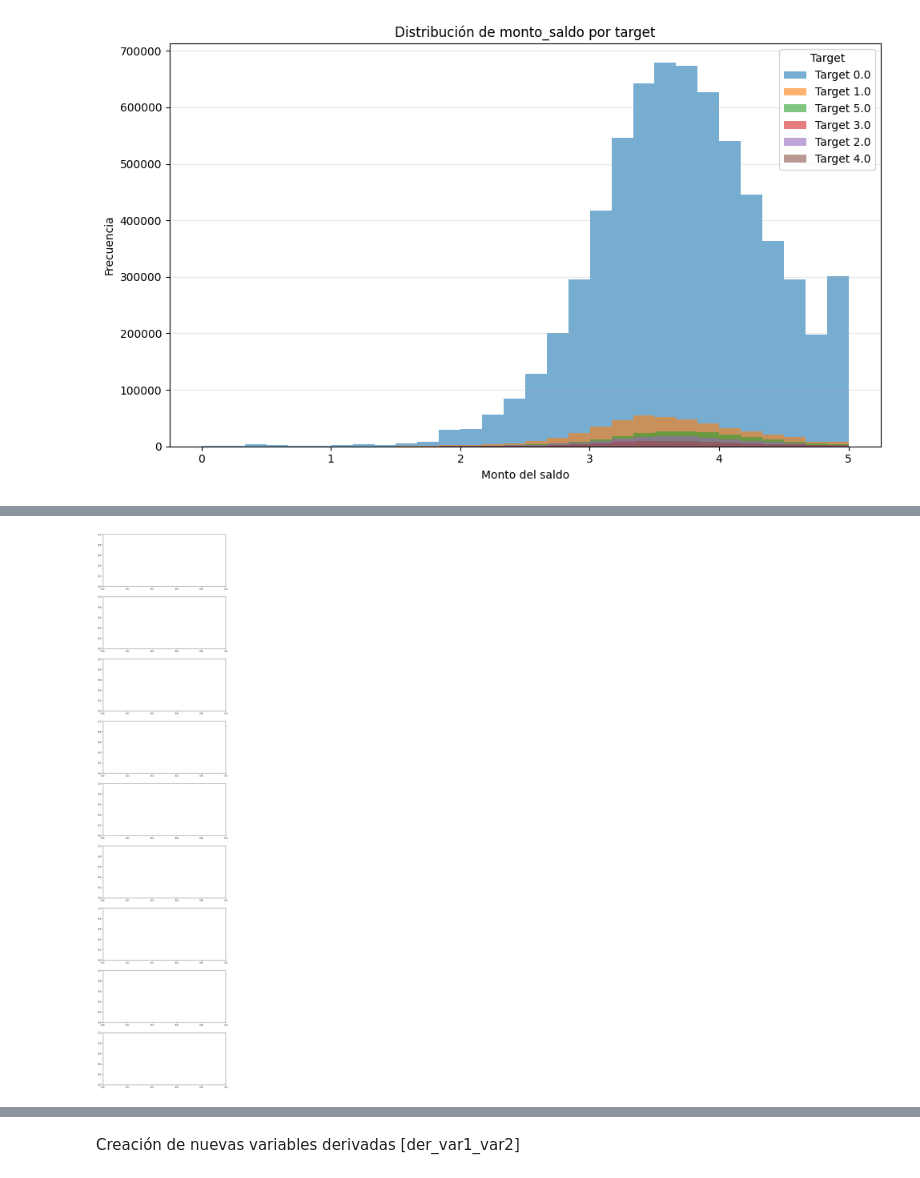
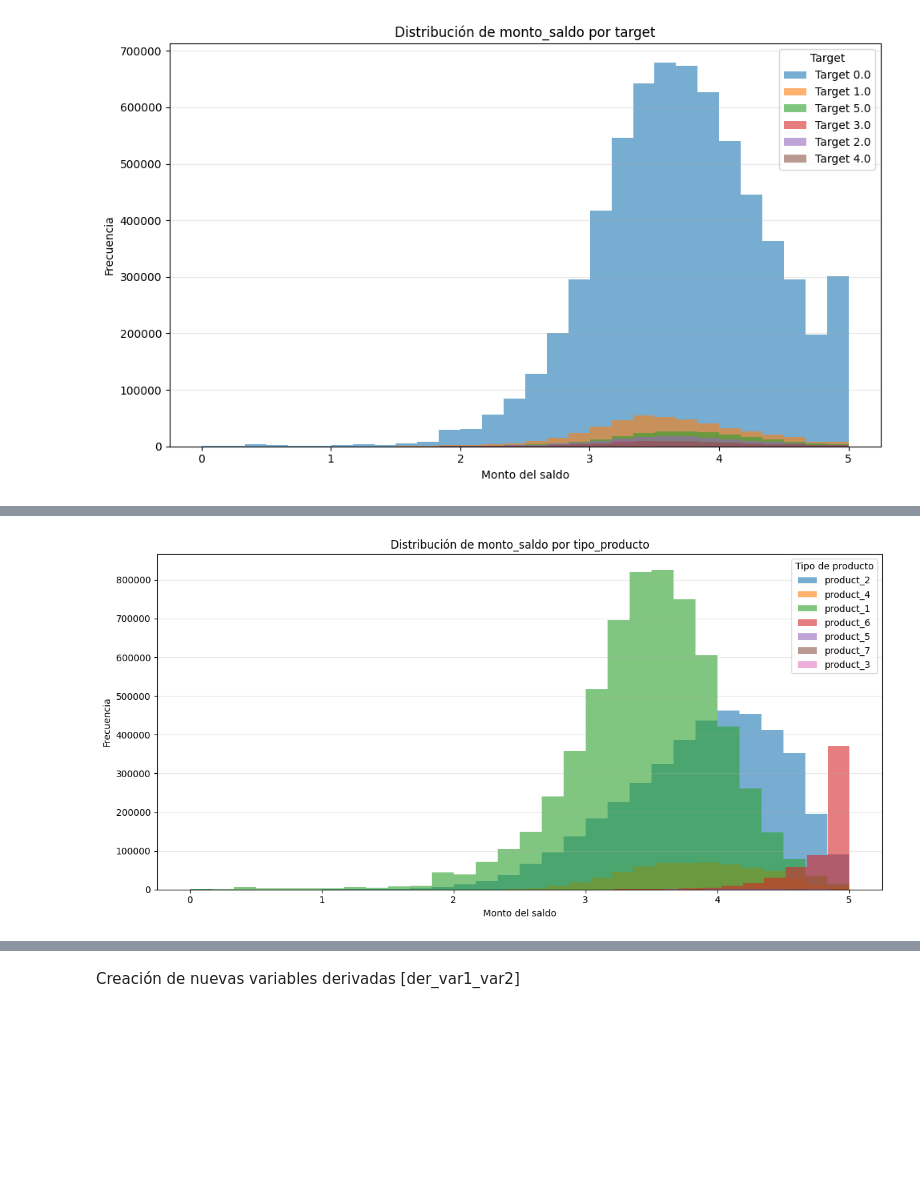
Before and after one commit to LuizIgnacio2002/reto_techy, a Jupyter notebook: notebooks/EDA/clientes_credito_consumo/1.0-lq.ipynb, the cells around one changed output, grey strips where cells are left out. Saved outputs shown, nothing was run; the diff lists cells and outputs as text; code cells hidden in the pictures; blank space fills up the shorter version.

```diff
--- a/notebooks/EDA/clientes_credito_consumo/1.0-lq.ipynb
+++ b/notebooks/EDA/clientes_credito_consumo/1.0-lq.ipynb
@@ -662,43 +653,26 @@ plt.show()
-# %%
-import matplotlib.pyplot as plt
-
-# Obtener los valores únicos de tipo_credito y asignarles colores fijos
-tipos_credito = df_base_saldos_creditos['tipo_credito'].unique()
-colores = plt.cm.tab10.colors  # paleta con 10 colores
-color_map = {tipo: colores[i % len(colores)] for i, tipo in enumerate(tipos_credito)}
-
-# Obtener los valores únicos de periodo
-periodos = df_base_saldos_creditos['periodo'].unique()
-
-# Crear una figura con un histograma por periodo
-fig, axes = plt.subplots(nrows=len(periodos), ncols=1, figsize=(10, 5 * len(periodos)))
-
-# Si solo hay un periodo, evitar error de indexación
-if len(periodos) == 1:
-    axes = [axes]
-
-# # Recorrer cada periodo y graficar
-# for ax, periodo in zip(axes, periodos):
-#     subset = df_base_saldos_creditos[df_base_saldos_creditos['periodo'] == periodo]
-
-#     for tipo in tipos_credito:  # usar los mismos tipos y colores en todos los subplots
-#         tipo_subset = subset[subset['tipo_credito'] == tipo]
-#         if not tipo_subset.empty:
-#             ax.hist(
-#                 tipo_subset['monto_saldo'],
-#                 bins=30,
-#                 alpha=0.6,
-#                 color=color_map[tipo],
-#                 label=f'{tipo}'
-#             )
-
-#     ax.set_title(f'Distribución de monto_saldo - Periodo: {periodo}', fontsize=14)
-#     ax.set_xlabel('Monto del saldo')
-#     ax.set_ylabel('Frecuencia')
-#     ax.legend(title='Tipo de crédito')
-#     ax.grid(axis='y', alpha=0.4)
-
-# plt.tight_layout()
-# plt.show()
-# %% [output]
-[figure, removed]
+# %%
+import matplotlib.pyplot as plt
+import pandas as pd
+
+# Excluimos filas con NaN en 'monto_saldo' o 'tipo_producto'
+df_plot = df_base_saldos_creditos.dropna(subset=['monto_saldo', 'tipo_producto'])
+
+# Obtenemos los valores únicos de tipo_producto
+productos = df_plot['tipo_producto'].unique()
+
+plt.figure(figsize=(12,6))
+
+# Graficamos un histograma por cada tipo de producto
+for producto in productos:
+    subset = df_plot[df_plot['tipo_producto'] == producto]
+    plt.hist(subset['monto_saldo'], bins=30, alpha=0.6, label=f'{producto}')
+
+plt.title('Distribución de monto_saldo por tipo_producto')
+plt.xlabel('Monto del saldo')
+plt.ylabel('Frecuencia')
+plt.legend(title='Tipo de producto')
+plt.grid(axis='y', alpha=0.3)
+plt.tight_layout()
+plt.show()
+# %% [output]
+[figure, added]
```
Also changed, not shown: parts of 55 cells of this notebook, 1 other file.
